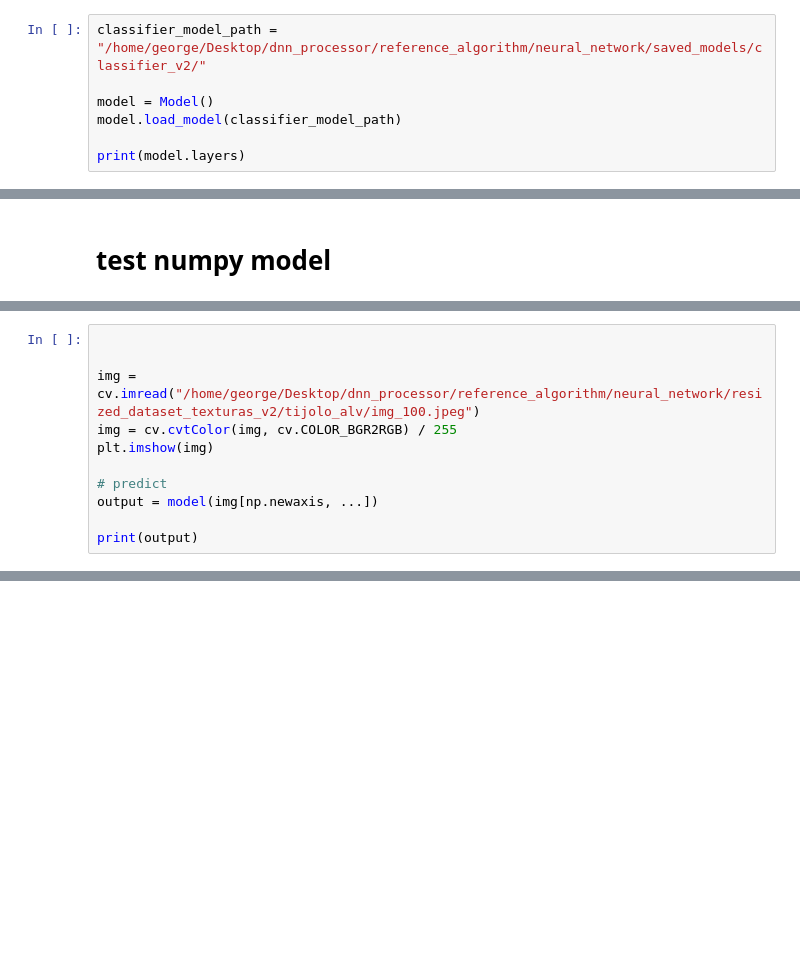
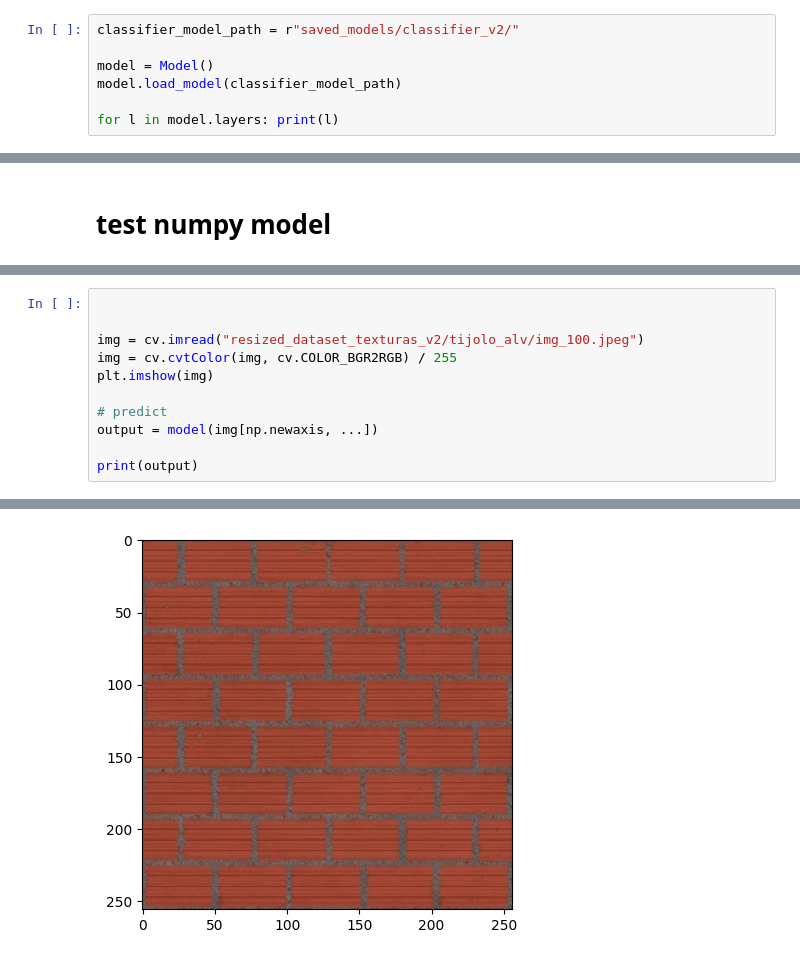
Before and after one commit to georgenardes/dnn_processor, a Jupyter notebook: reference_algorithm/neural_network/numpy_model.ipynb, the cells around one changed output, grey strips where cells are left out. Drawn from its saved outputs; the diff is of its cells as text; blank space fills up the shorter version.

```diff
--- a/reference_algorithm/neural_network/numpy_model.ipynb
+++ b/reference_algorithm/neural_network/numpy_model.ipynb
@@ -11,9 +11,9 @@ np.random.seed(2)
 # %% [markdown]
 # create numpy model
 # %%
-classifier_model_path = "/home/george/Desktop/dnn_processor/reference_algorithm/neural_network/saved_models/classifier_v2/"
+classifier_model_path = r"saved_models/classifier_v2/"
 
 model = Model()
 model.load_model(classifier_model_path)
 
-print(model.layers)
+for l in model.layers: print(l)
@@ -33,7 +68,7 @@ print(o_ref_model)
 # %%
 
 
-img = cv.imread("/home/george/Desktop/dnn_processor/reference_algorithm/neural_network/resized_dataset_texturas_v2/tijolo_alv/img_100.jpeg")
+img = cv.imread("resized_dataset_texturas_v2/tijolo_alv/img_100.jpeg")
 img = cv.cvtColor(img, cv.COLOR_BGR2RGB) / 255
 plt.imshow(img)
 
@@ -41,3 +76,4 @@ plt.imshow(img)
 output = model(img[np.newaxis, ...])
 
 print(output)
+# %% [output]
@@ -43,0 +82 @@ print(output)
+[figure, added]
```
Also changed, not shown: parts of 4 cells of this notebook, 1 other file.
